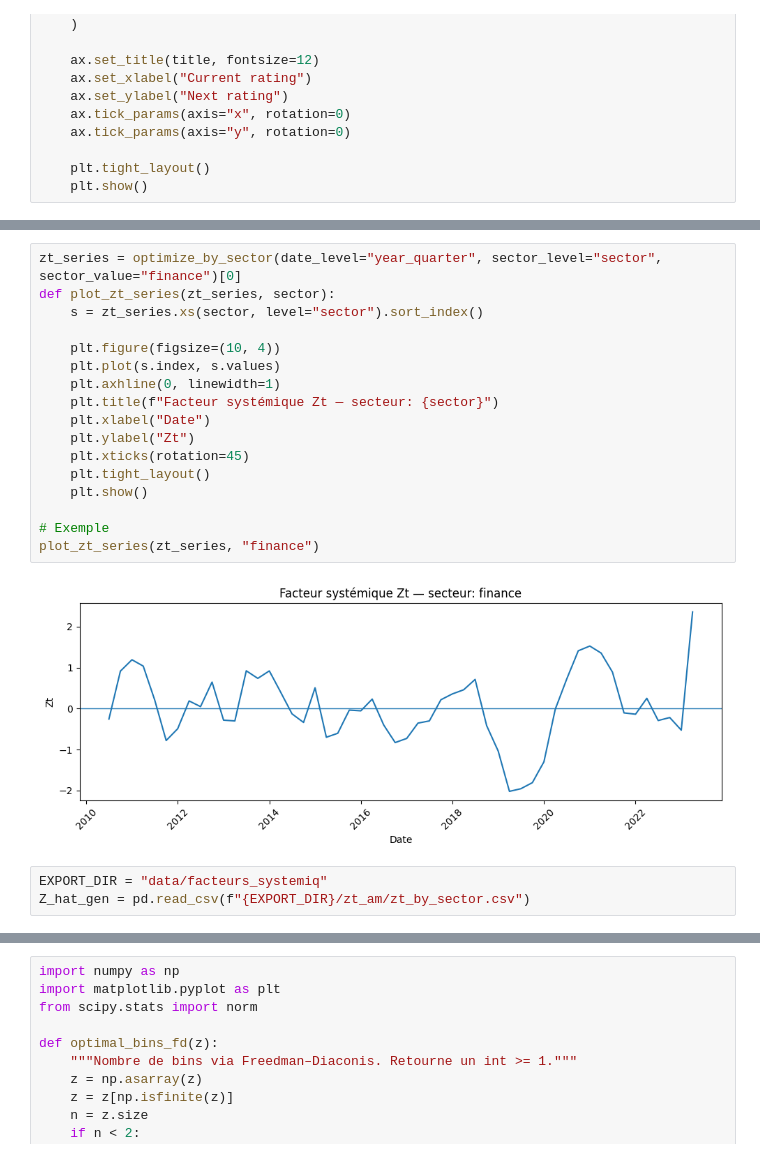
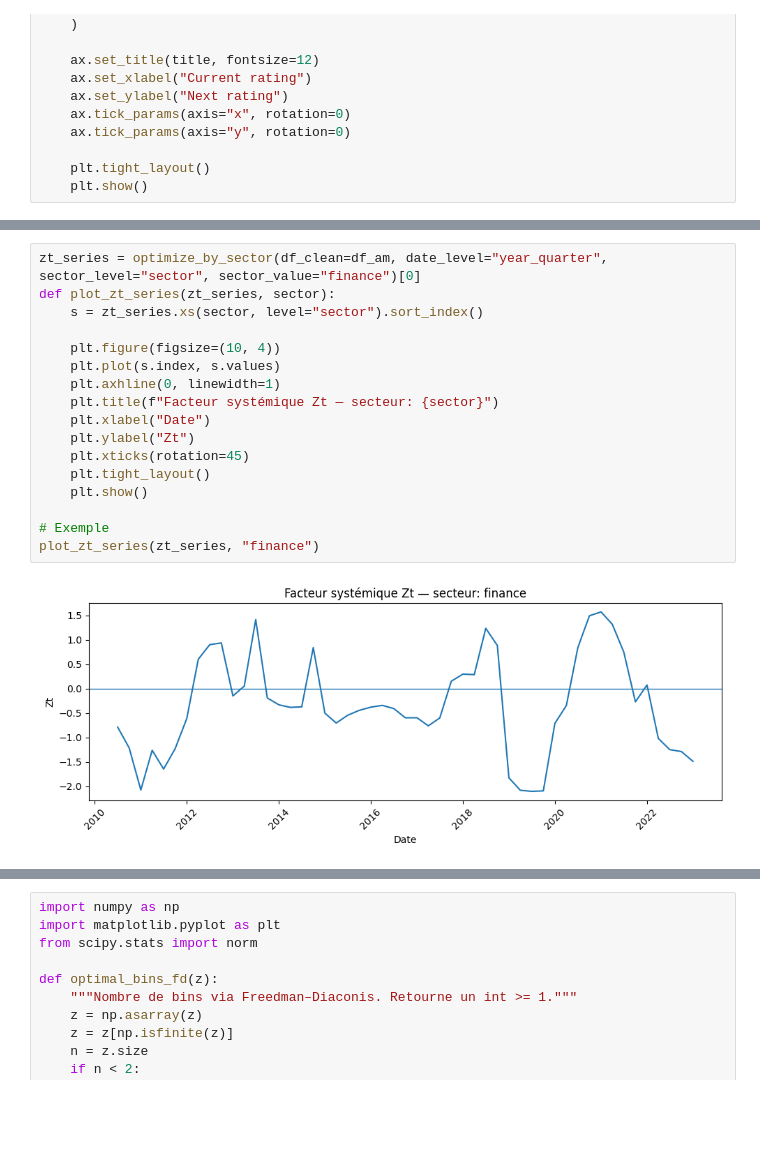
Before and after one commit to Celeste2405/PFE-CLIMATE-STRESS-TESTING-BANKING-PORTFOLIO, a Jupyter notebook: extraction.ipynb, the cells around one changed output, grey strips where cells are left out. Saved outputs shown, nothing was run; the diff lists cells and outputs as text; blank space fills up the shorter version.

```diff
--- a/extraction.ipynb
+++ b/extraction.ipynb
@@ -928,22 +1038,19 @@ plot_barrier_heatmap_clip(barrier_matrix_df, title="Migration Barriers\nSector:
 # %%
-zt_series = optimize_by_sector(date_level="year_quarter", sector_level="sector", sector_value="finance")[0]
+zt_series = optimize_by_sector(df_clean=df_am, date_level="year_quarter", sector_level="sector", sector_value="finance")[0]
 def plot_zt_series(zt_series, sector):
     s = zt_series.xs(sector, level="sector").sort_index()
 
     plt.figure(figsize=(10, 4))
     plt.plot(s.index, s.values)
     plt.axhline(0, linewidth=1)
     plt.title(f"Facteur systémique Zt — secteur: {sector}")
     plt.xlabel("Date")
     plt.ylabel("Zt")
     plt.xticks(rotation=45)
     plt.tight_layout()
     plt.show()
 
 # Exemple
 plot_zt_series(zt_series, "finance")
 # %% [output]
-[figure, old version]
+[figure, new version]
-# %%
-EXPORT_DIR = "data/facteurs_systemiq"
-Z_hat_gen = pd.read_csv(f"{EXPORT_DIR}/zt_am/zt_by_sector.csv")
```
Also changed, not shown: parts of 69 cells of this notebook, 16 other files.
